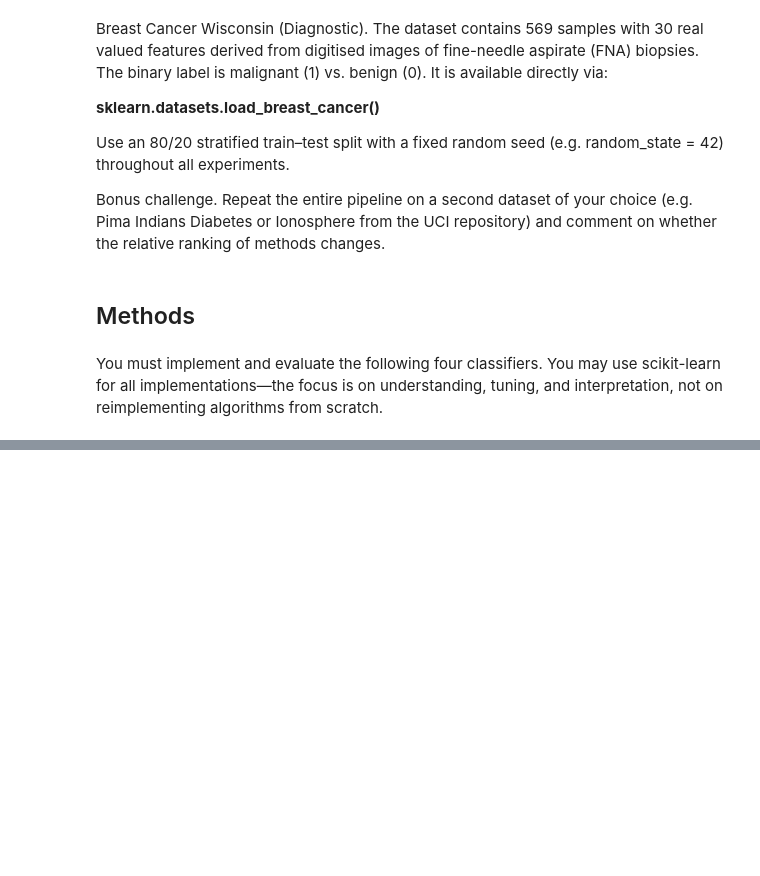
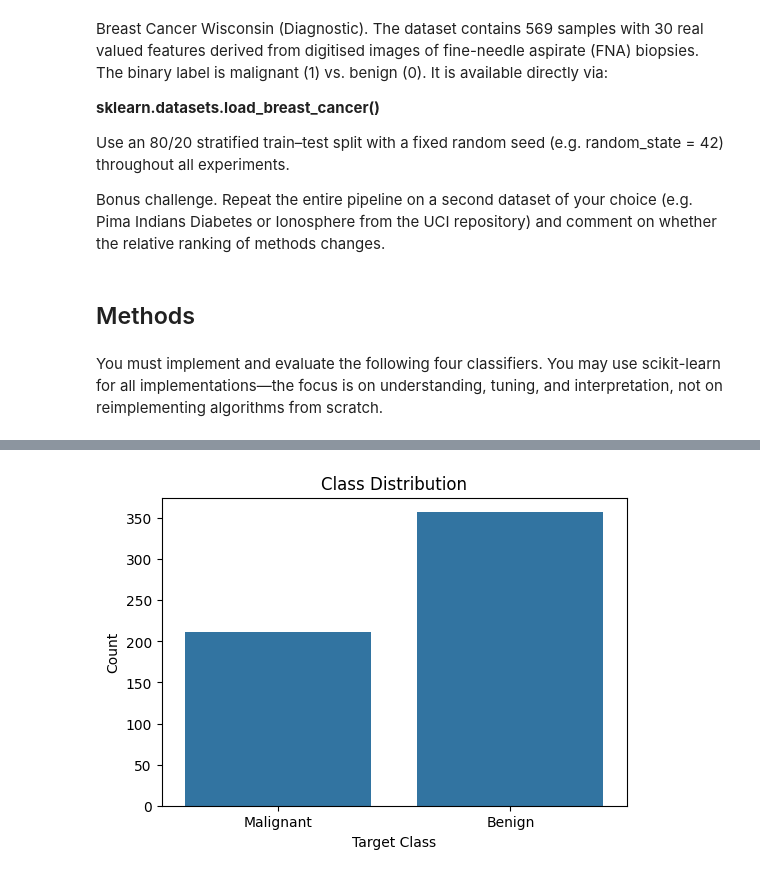
Before and after one commit to sumedhpuri/i_was_bored, a Jupyter notebook: machine_learning/machine_learning_assignment_1.ipynb, the cells around one changed output, grey strips where cells are left out. Drawn from its saved outputs; the diff is of its cells as text; code cells hidden in the pictures; blank space fills up the shorter version.

Commit message:
dataset preparation

```diff
--- a/machine_learning/machine_learning_assignment_1.ipynb
+++ b/machine_learning/machine_learning_assignment_1.ipynb
@@ -26,0 +37,90 @@ from sklearn.datasets import load_breast_cancer
+# %%
+np.random.seed(42)
+pd.set_option('display.max_columns', None)
+
+data = load_breast_cancer()
+
+# display(data)
+
+# Features and labels
+X = data.data
+y = data.target
+
+# Feature names
+feature_names = data.feature_names
+
+# Convert to DataFrame
+df = pd.DataFrame(X, columns=feature_names)
+
+# Add target column
+df['target'] = y
+
+
+
+#simple dataset  analysis
+print("Dataset Shape: ")
+print(df.shape)
+
+print("\nFirst 5 Rows: ")
+display(df.head())
+
+print("\nDataset Information: ")
+print(df.info())
+
+#check for columns will null values
+print("\nMissing Values: ")
+print(df.isnull().sum())
+
+print("\nClass Distribution:")
+print(df['target'].value_counts())
+
+print("\nClass Labels:")
+print(data.target_names)
+
+
+#class distribution
+plt.figure(figsize=(6, 4))
+sns.countplot(x='target', data=df)
+plt.title("Class Distribution")
+plt.xlabel("Target Class")
+plt.ylabel("Count")
+plt.xticks([0, 1], ['Malignant', 'Benign'])
+plt.show()
+
+#correlation heatmap
+plt.figure(figsize=(14, 12))
+correlation_matrix = df.corr()
+sns.heatmap(
+    correlation_matrix,
+    cmap='coolwarm',
+    linewidths=0.5
+)
+plt.title("Feature Correlation Heatmap")
+plt.show()
+
+#train test split
+X_train, X_test, y_train, y_test = train_test_split(X,
+                                                    y,
+                                                    test_size=0.20,
+                                                    stratify=y,
+                                                    random_state=42
+                                   )
+
+print("\nTraining Set Shape: ", X_train.shape)
+print("Testing Set Shape: ", X_test.shape)
+
+#scaling the dimensions
+scaler = StandardScaler()
+X_train_scaled = scaler.fit_transform(X_train)
+X_test_scaled = scaler.transform(X_test)
+
+# ============================================
+# 8. VERIFY SCALING
+# ============================================
+
+print("\nMean of Scaled Training Features (approx 0):")
+print(np.mean(X_train_scaled, axis=0)[:5])
+
+print("\nStandard Deviation of Scaled Training Features (approx 1):")
+print(np.std(X_train_scaled, axis=0)[:5])
+# %% [output]
@@ -26,0 +154 @@ from sklearn.datasets import load_breast_cancer
+[figure, added]
```
Also changed, not shown: parts of 3 cells of this notebook.
